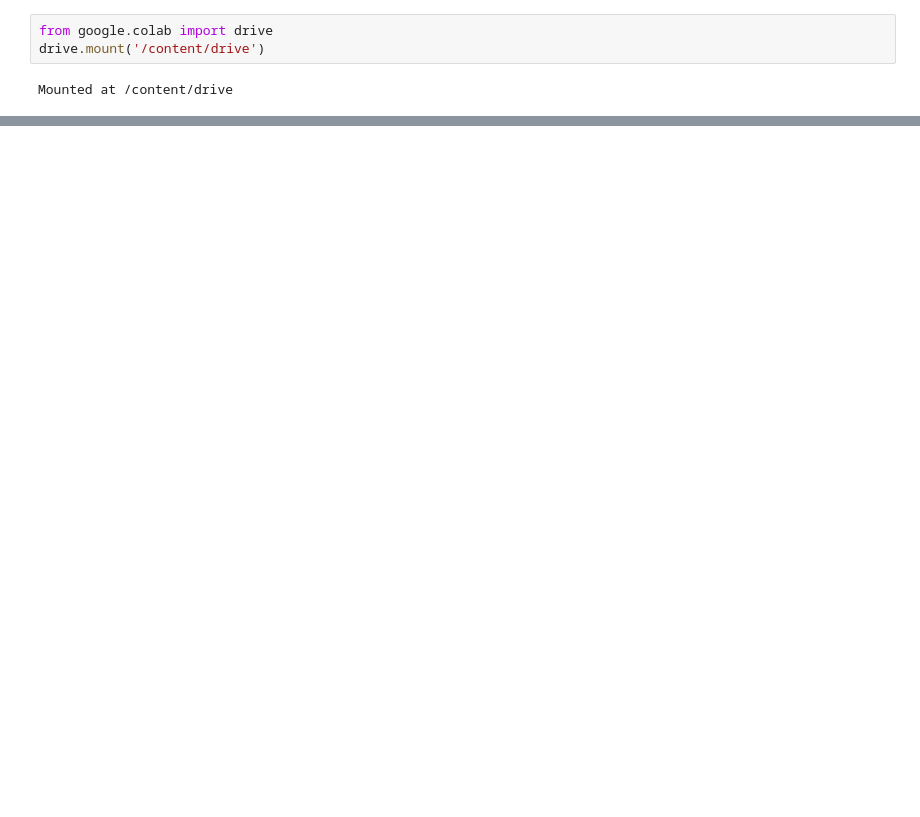
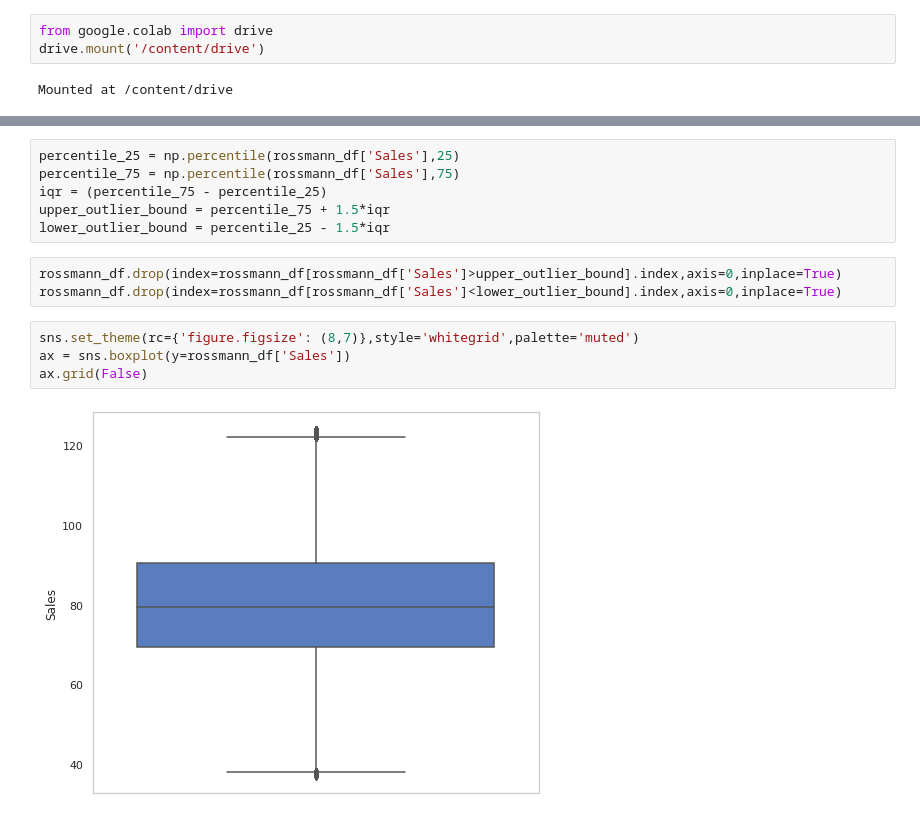
Before and after one commit to Neeraj6maths/Retail_sales_prediction, a Jupyter notebook: Copy_of_Rossmann_Sales_Prediction_Capstone_Project.ipynb, the cells around one changed output, grey strips where cells are left out. Drawn from its saved outputs; the diff is of its cells as text; blank space fills up the shorter version.

```diff
--- a/Copy_of_Rossmann_Sales_Prediction_Capstone_Project.ipynb
+++ b/Copy_of_Rossmann_Sales_Prediction_Capstone_Project.ipynb
@@ -123,0 +234,15 @@ df2.shape
+# %%
+percentile_25 = np.percentile(rossmann_df['Sales'],25)
+percentile_75 = np.percentile(rossmann_df['Sales'],75)
+iqr = (percentile_75 - percentile_25)
+upper_outlier_bound = percentile_75 + 1.5*iqr
+lower_outlier_bound = percentile_25 - 1.5*iqr
+# %%
+rossmann_df.drop(index=rossmann_df[rossmann_df['Sales']>upper_outlier_bound].index,axis=0,inplace=True)
+rossmann_df.drop(index=rossmann_df[rossmann_df['Sales']<lower_outlier_bound].index,axis=0,inplace=True)
+# %%
+sns.set_theme(rc={'figure.figsize': (8,7)},style='whitegrid',palette='muted')
+ax = sns.boxplot(y=rossmann_df['Sales'])
+ax.grid(False)
+# %% [output]
+[figure, added]
```
Also changed, not shown: parts of 153 cells of this notebook.
